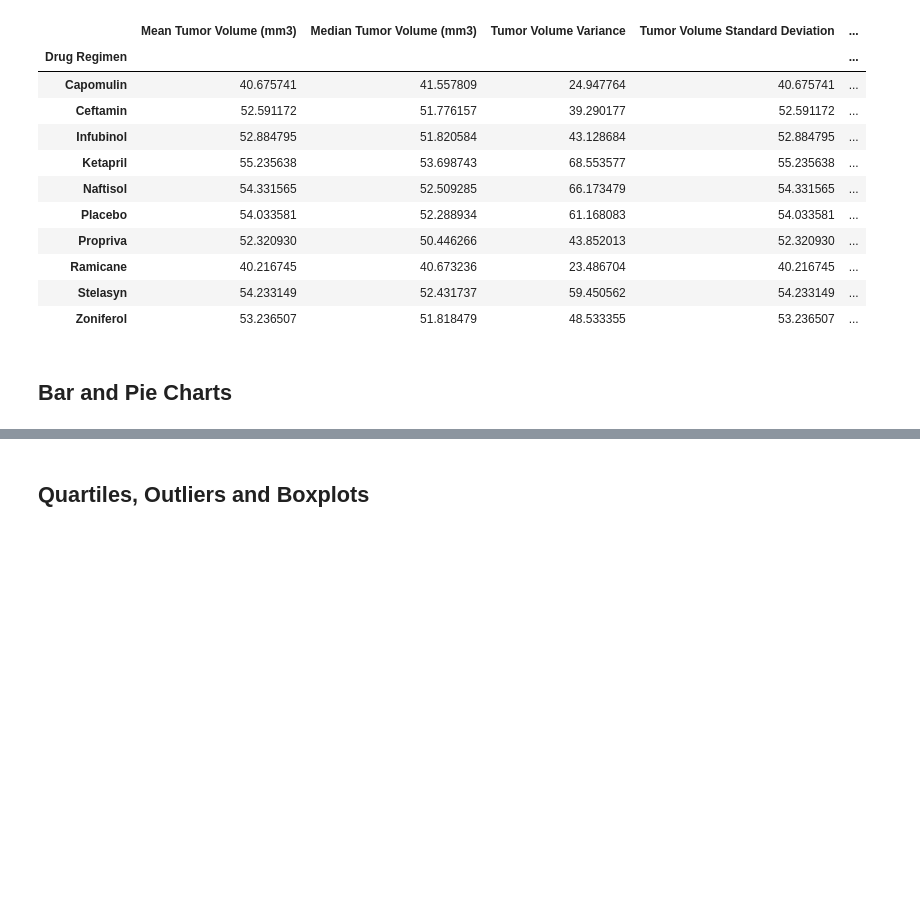
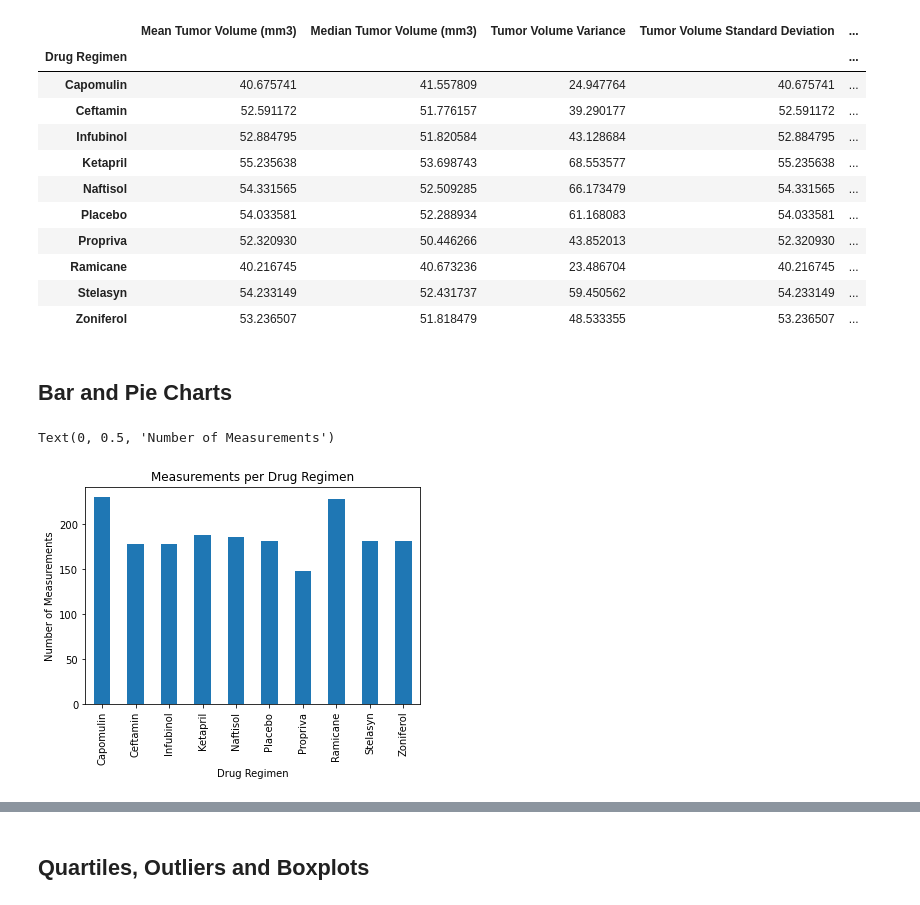
Before and after one commit to d-jimenez/Matplotlib-Challenge, a Jupyter notebook: Pymaceuticals/main.ipynb, the cells around one changed output, grey strips where cells are left out. Saved outputs shown, nothing was run; the diff lists cells and outputs as text; code cells hidden in the pictures; blank space fills up the shorter version.

```diff
--- a/Pymaceuticals/main.ipynb
+++ b/Pymaceuticals/main.ipynb
@@ -183,3 +183,14 @@ drug_reg_df
 ## Bar and Pie Charts
 # %%
 # Generate a bar plot showing the total number of measurements taken on each drug regimen using pandas.
+regimen_measurement_group=unique_mice_study_df.groupby('Drug Regimen')
+regimen_measurement_df=regimen_measurement_group['Drug Regimen'].count()
+regimen_measurement_df
+
+regimen_measurement_df.plot(kind='bar')
+
+plt.title("Measurements per Drug Regimen")
+plt.ylabel('Number of Measurements')
+# %% [output]
+Text(0, 0.5, 'Number of Measurements')
+[figure, added]
```
Also changed, not shown: parts of 5 cells of this notebook.
